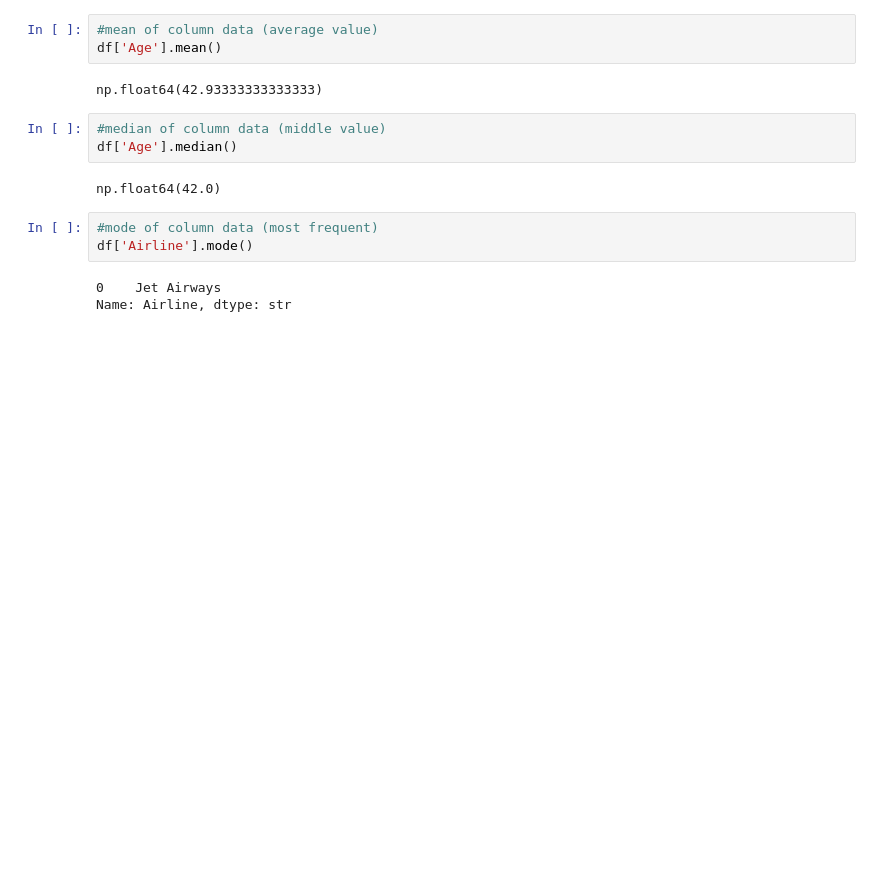
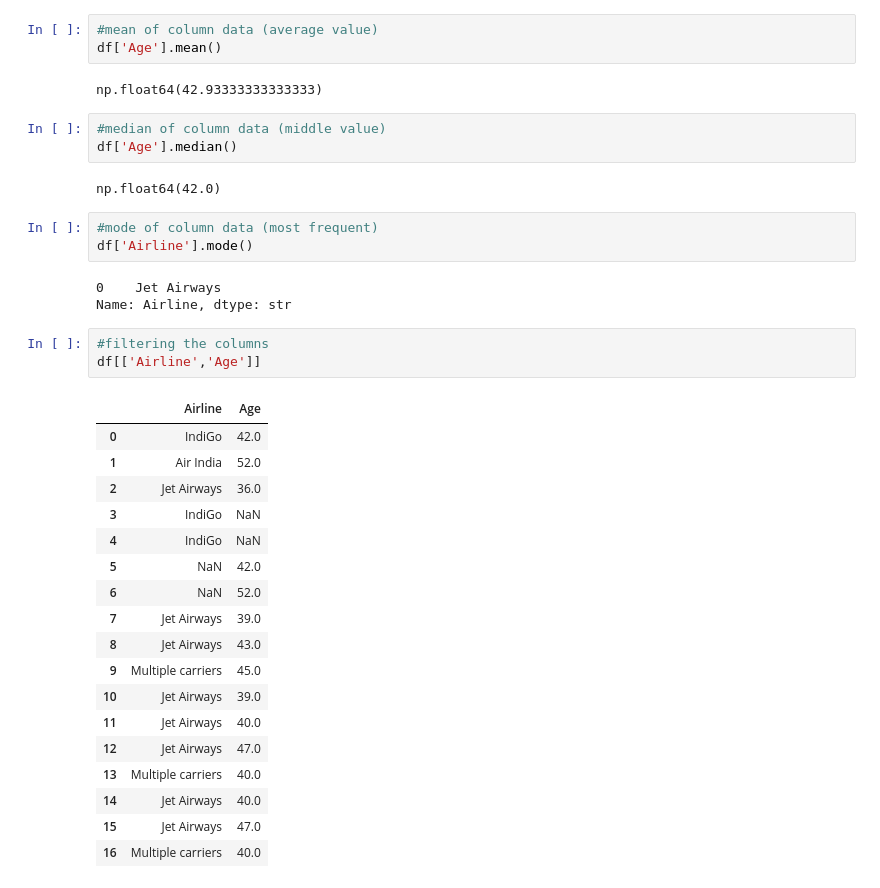
Before and after one commit to Sachin09labade/PythonPracticeEthans, a Jupyter notebook: Data Manipulation Pandas/Pandas_Level_01.ipynb, the cells around one changed output. Cells and saved outputs as stored; diff of their text form; blank space fills up the shorter version.

```diff
--- a/Data Manipulation Pandas/Pandas_Level_01.ipynb
+++ b/Data Manipulation Pandas/Pandas_Level_01.ipynb
@@ -327,3 +334,25 @@ df['Airline'].mode()
 # %% [output]
 0    Jet Airways
 Name: Airline, dtype: str
+# %%
+#filtering the columns
+df[['Airline','Age']]
+# %% [output]
+|  | Airline | Age |
+| 0 | IndiGo | 42.0 |
+| 1 | Air India | 52.0 |
+| 2 | Jet Airways | 36.0 |
+| 3 | IndiGo | NaN |
+| 4 | IndiGo | NaN |
+| 5 | NaN | 42.0 |
+| 6 | NaN | 52.0 |
+| 7 | Jet Airways | 39.0 |
+| 8 | Jet Airways | 43.0 |
+| 9 | Multiple carriers | 45.0 |
+| 10 | Jet Airways | 39.0 |
+| 11 | Jet Airways | 40.0 |
+| 12 | Jet Airways | 47.0 |
+| 13 | Multiple carriers | 40.0 |
+| 14 | Jet Airways | 40.0 |
+| 15 | Jet Airways | 47.0 |
+| 16 | Multiple carriers | 40.0 |
```
Also changed, not shown: parts of 16 cells of this notebook.
